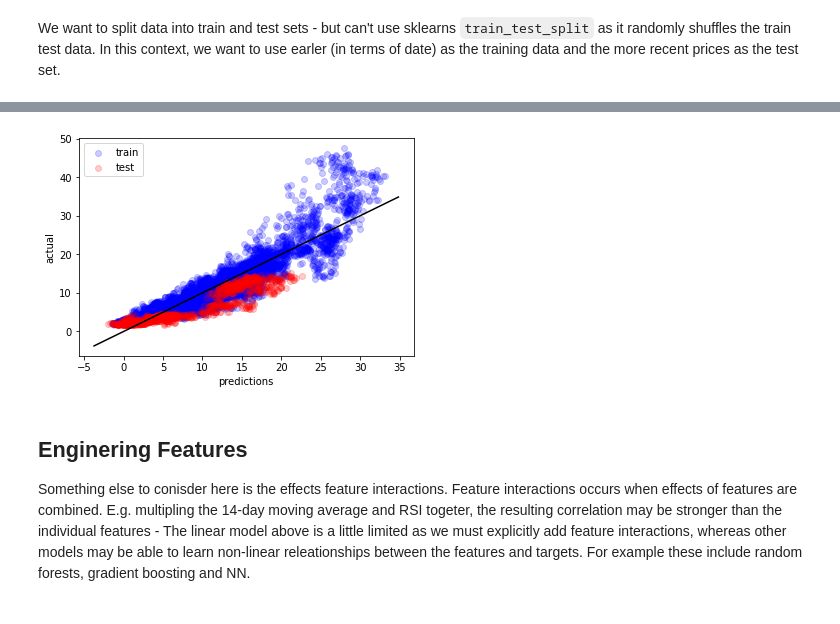
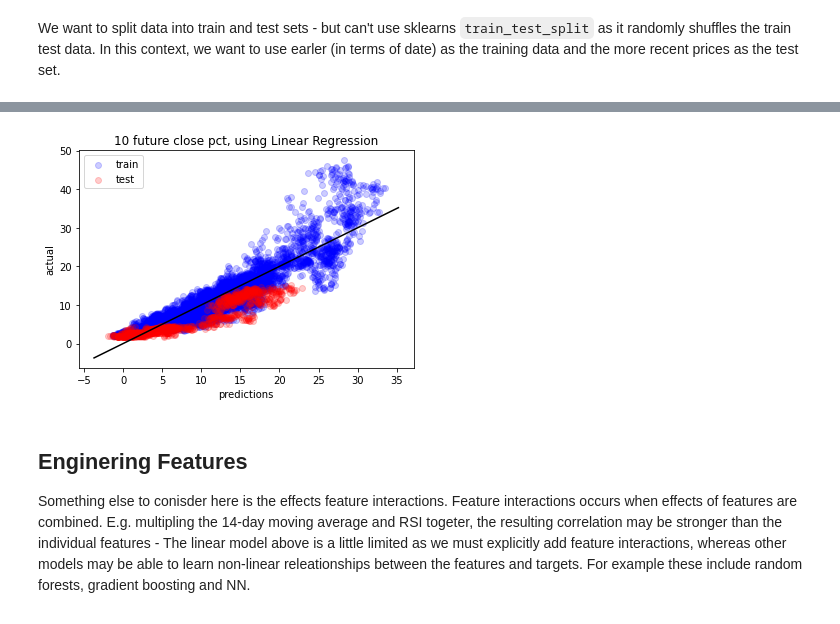
Before and after one commit to dt448/ml_for_finance, a Jupyter notebook: Predicting Stock Price using Clasical ML methods.ipynb, the cells around one changed output, grey strips where cells are left out. Cells and saved outputs as stored; diff of their text form; code cells hidden in the pictures.

```diff
--- a/Predicting Stock Price using Clasical ML methods.ipynb
+++ b/Predicting Stock Price using Clasical ML methods.ipynb
@@ -154,19 +154,20 @@ dtype: float64
 # %%
 # Scatter the predictions vs the targets with 20% opacity
 plt.scatter(train_predictions, train_targets, alpha=0.2, color='b', label='train')
 plt.scatter(test_predictions, test_targets, alpha=0.2, color='r', label='test')
 
 # Plot the perfect prediction line
 xmin, xmax = plt.xlim()
 plt.plot(np.arange(xmin, xmax, 0.01), np.arange(xmin, xmax, 0.01), c='k')
 
 # Set the axis labels and show the plot
 plt.xlabel('predictions')
 plt.ylabel('actual')
+plt.title("10 future close pct, using Linear Regression")
 plt.legend()  # show the legend
 plt.show()
 # %% [output]
-[figure, old version]
+[figure, new version]
 # %% [markdown]
 ## Enginering Features
 
```
Also changed, not shown: parts of 18 cells of this notebook.
